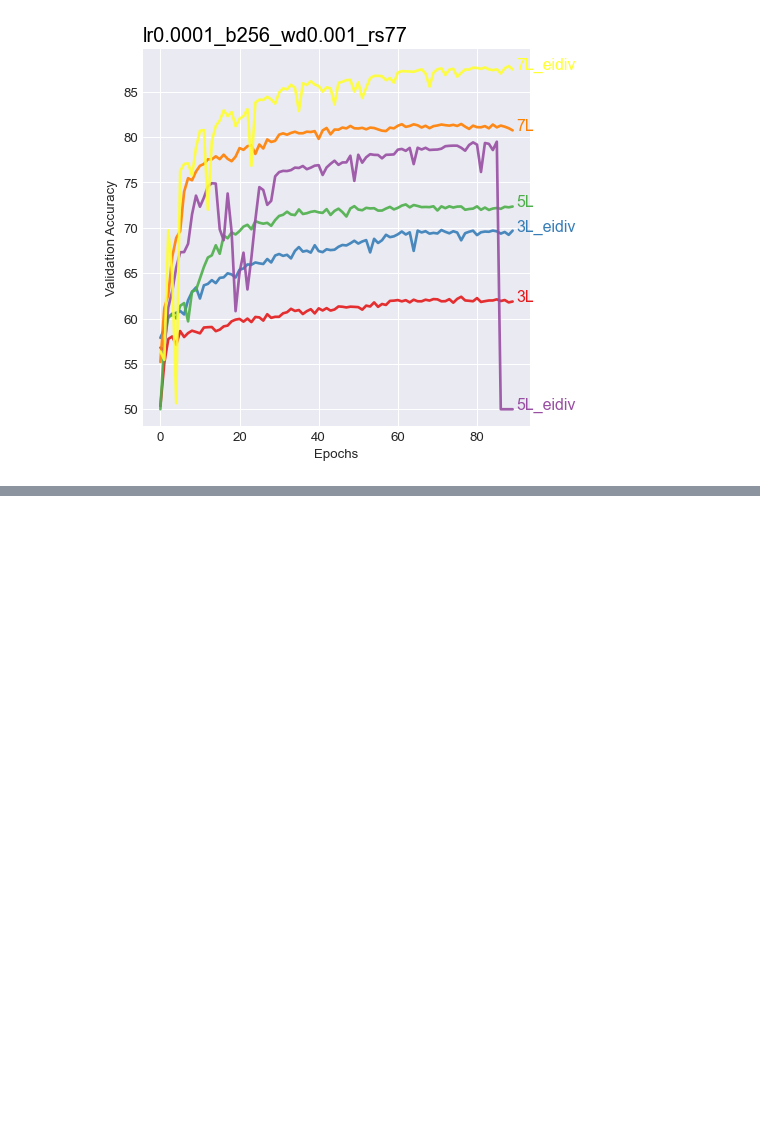
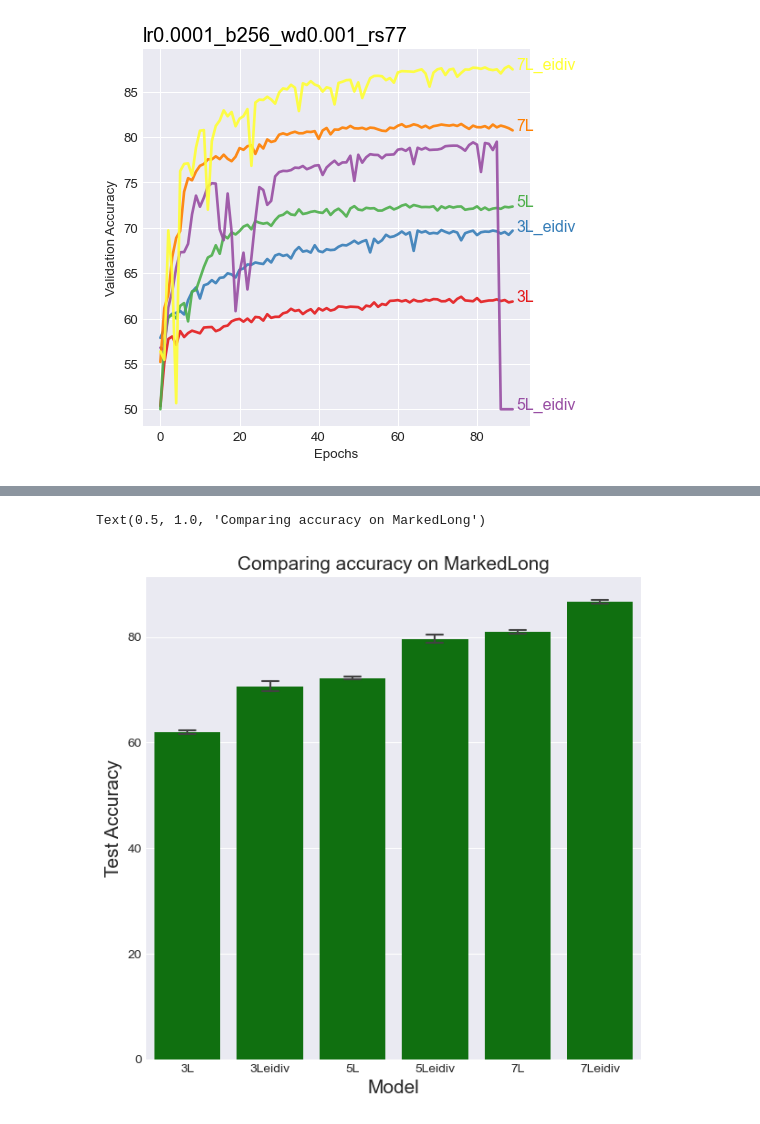
Before and after one commit to hiyuantang/marked_long, a Jupyter notebook: results/vis.ipynb, the cells around one changed output, grey strips where cells are left out. Cells and saved outputs as stored; diff of their text form; code cells hidden in the pictures; blank space fills up the shorter version.

```diff
--- a/results/vis.ipynb
+++ b/results/vis.ipynb
@@ -4,11 +6,19 @@ import matplotlib.pyplot as plt
 # %%
-def get_val_results(path):
+acc_df_global = pd.DataFrame(columns=['model', 'acc', 'epoch'])
+epoch_global = 70
+def get_val_results_addtodata(path):
     results = []
+    global acc_df_global, epoch_global
     with open(path) as text:
         for line in text:
             if 'val_acc1' in line:
                 i = line.index(':', -25)
                 results.append(float(line[i+2:-2]))
+    dict = {'model': [path[-(path[::-1].index('/')):(-(path[::-1].index('.'))-1)]],
+            'acc': [results[epoch_global-1]],
+            'epoch': [epoch_global]}
+    df = pd.DataFrame(dict)
+    acc_df_global = pd.concat([acc_df_global, df], ignore_index = True)
     return results
 
 def vis(acc_list, name_list, title='Validation Accuracy Comparison'):
@@ -25,4 +35,10 @@ def vis(acc_list, name_list, title='Validation Accuracy Comparison'):
     plt.xlabel('Epochs')
     plt.ylabel('Validation Accuracy')
     plt.show()
+
+def get_mean_std_at_epoch(*accuracies, epoch):
+    acc_list = []
+    for acc in accuracies:
+        acc_list.append(acc[epoch-1])
+    return np.mean(acc_list), np.std(acc_list)
 # %%
@@ -70,0 +96,11 @@ vis(acc_list, name_list, 'lr0.0001_b256_wd0.001_rs191')
+# %%
+dpi = 100
+plt.figure(figsize=(700/dpi, 700/dpi), dpi=dpi)
+ax = sns.barplot(x='model', y='acc', data=acc_df_global,
+                ci='sd', capsize=.2, errwidth=1.5, color='green')
+ax.set_xlabel('Model', fontsize=15)
+ax.set_ylabel('Test Accuracy', fontsize=15)
+ax.set_title('Comparing accuracy on MarkedLong', fontsize=15)
+# %% [output]
+Text(0.5, 1.0, 'Comparing accuracy on MarkedLong')
+[figure, added]
```
Also changed, not shown: parts of 4 cells of this notebook, 1 other file.
